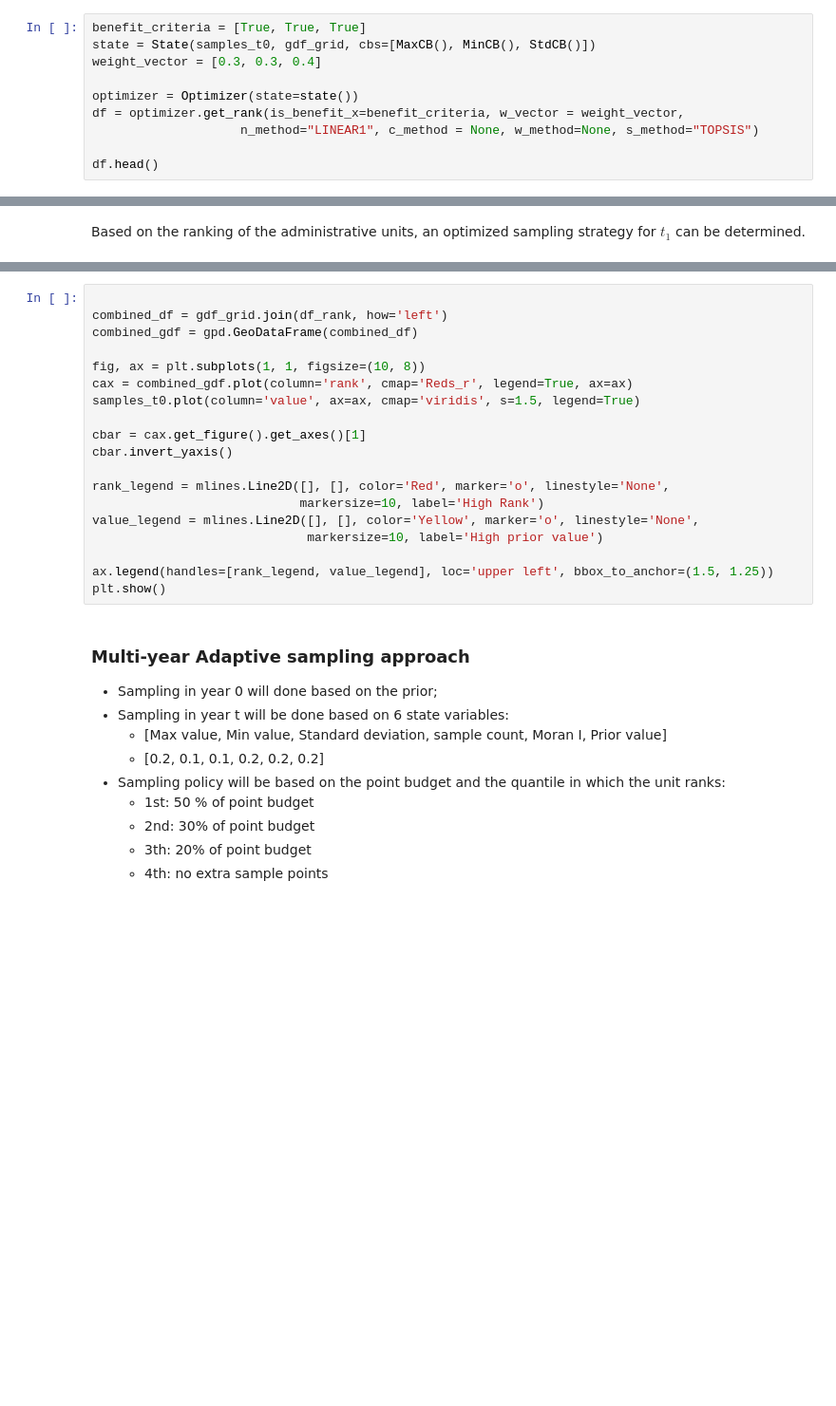
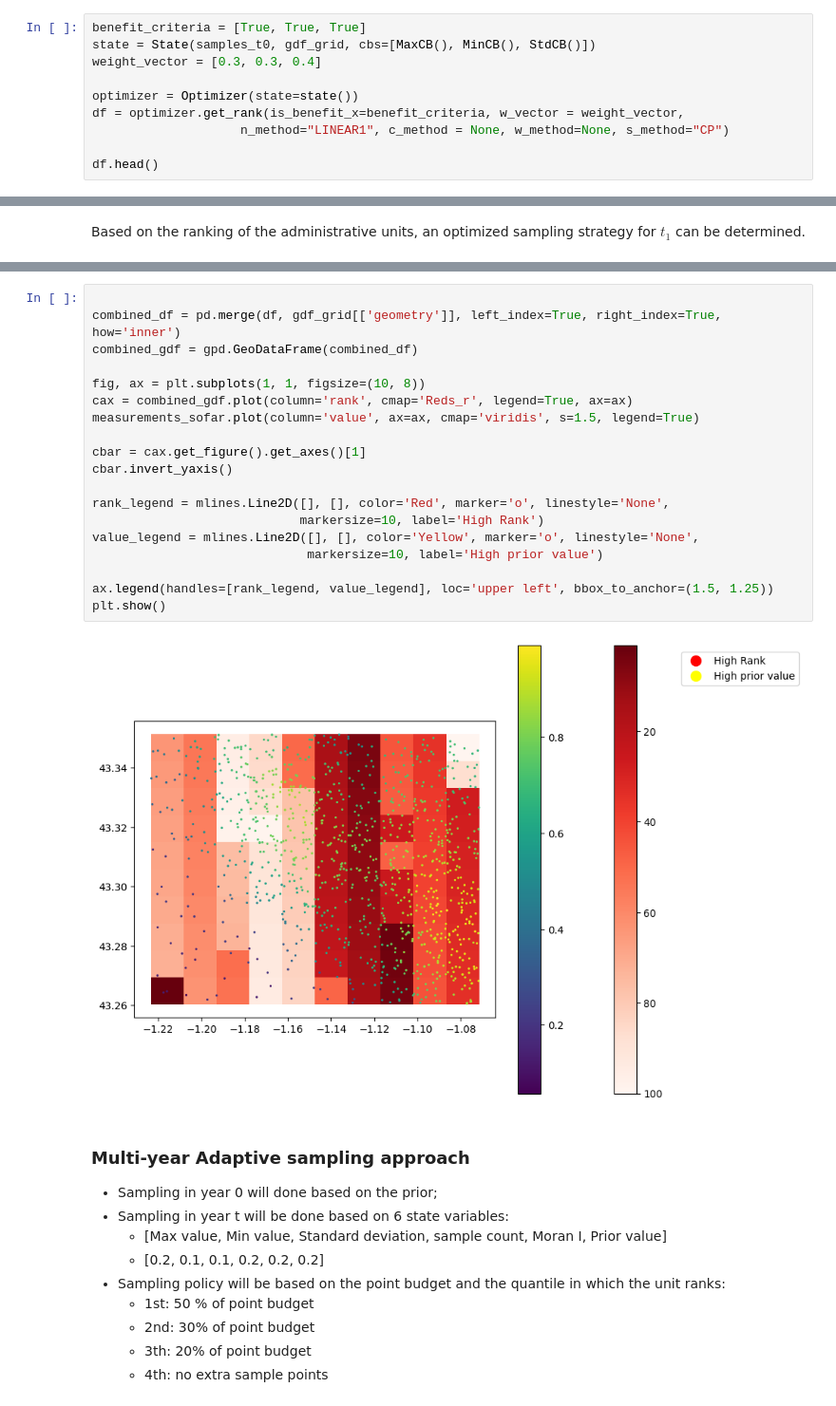
Before and after one commit to franckalbinet/trufl, a Jupyter notebook: nbs/index.ipynb, the cells around one changed output, grey strips where cells are left out. Shown at 95% size. Saved outputs shown, nothing was run; the diff lists cells and outputs as text; blank space fills up the shorter version.

Commit message:
difference in samples_t0 and measurements_sofar

```diff
--- a/nbs/index.ipynb
+++ b/nbs/index.ipynb
@@ -406,7 +403,7 @@ weight_vector = [0.3, 0.3, 0.4]
 
 optimizer = Optimizer(state=state())
 df = optimizer.get_rank(is_benefit_x=benefit_criteria, w_vector = weight_vector,
-                    n_method="LINEAR1", c_method = None, w_method=None, s_method="TOPSIS")
+                    n_method="LINEAR1", c_method = None, w_method=None, s_method="CP")
 
 df.head()
 # %% [output]
@@ -416,22 +435,24 @@ Based on the ranking of the administrative units, an optimized sampling strategy
 # %%
 
-combined_df = gdf_grid.join(df_rank, how='left')
+combined_df = pd.merge(df, gdf_grid[['geometry']], left_index=True, right_index=True, how='inner')
 combined_gdf = gpd.GeoDataFrame(combined_df)
 
 fig, ax = plt.subplots(1, 1, figsize=(10, 8))
 cax = combined_gdf.plot(column='rank', cmap='Reds_r', legend=True, ax=ax)
-samples_t0.plot(column='value', ax=ax, cmap='viridis', s=1.5, legend=True)
+measurements_sofar.plot(column='value', ax=ax, cmap='viridis', s=1.5, legend=True)
 
 cbar = cax.get_figure().get_axes()[1]
 cbar.invert_yaxis()
 
 rank_legend = mlines.Line2D([], [], color='Red', marker='o', linestyle='None',
                             markersize=10, label='High Rank')
 value_legend = mlines.Line2D([], [], color='Yellow', marker='o', linestyle='None',
                              markersize=10, label='High prior value')
 
 ax.legend(handles=[rank_legend, value_legend], loc='upper left', bbox_to_anchor=(1.5, 1.25))
 plt.show()
+# %% [output]
+[figure, added]
 # %% [markdown]
 ### Multi-year Adaptive sampling approach
 
```
Also changed, not shown: parts of 14 cells of this notebook, 13 other files.
